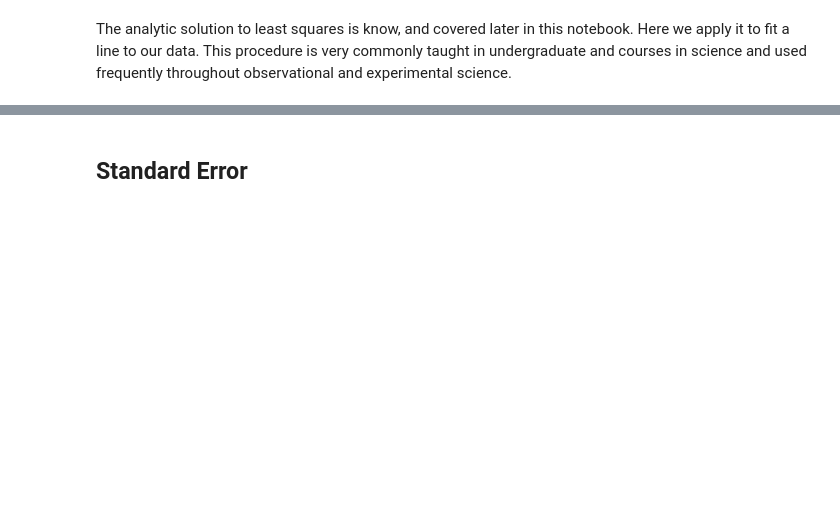
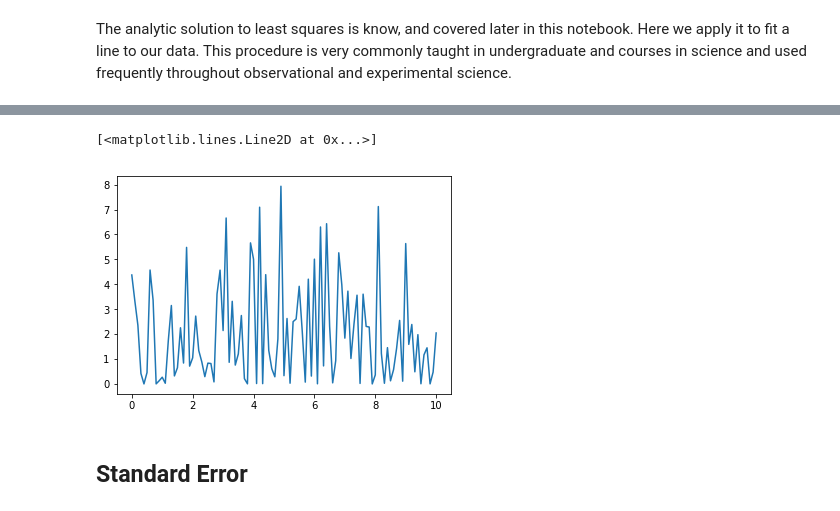
Before and after one commit to vestuto/learning, a Jupyter notebook: linear_regression.ipynb, the cells around one changed output, grey strips where cells are left out. Cells and saved outputs as stored; diff of their text form; code cells hidden in the pictures; blank space fills up the shorter version.

```diff
--- a/linear_regression.ipynb
+++ b/linear_regression.ipynb
@@ -315,3 +338,8 @@ rms(y,f)
+# %%
+plt.plot(x, square_residuals(y, f))
+# %% [output]
+[<matplotlib.lines.Line2D at 0x...>]
+[figure, added]
 # %% [markdown]
 ## Standard Error
 # %%
```
Also changed, not shown: parts of 100 cells of this notebook.
